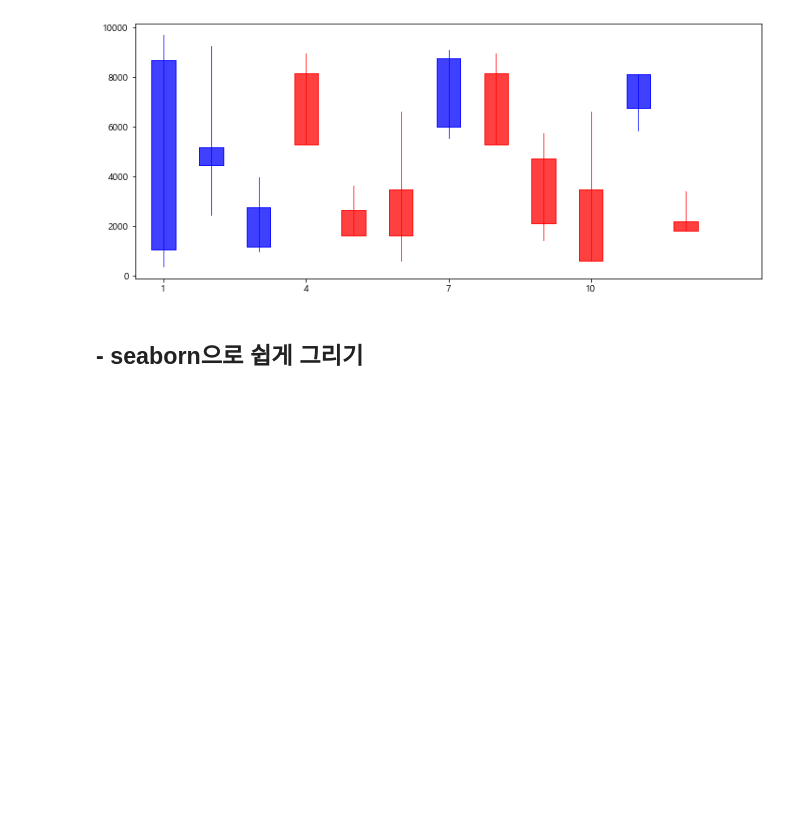
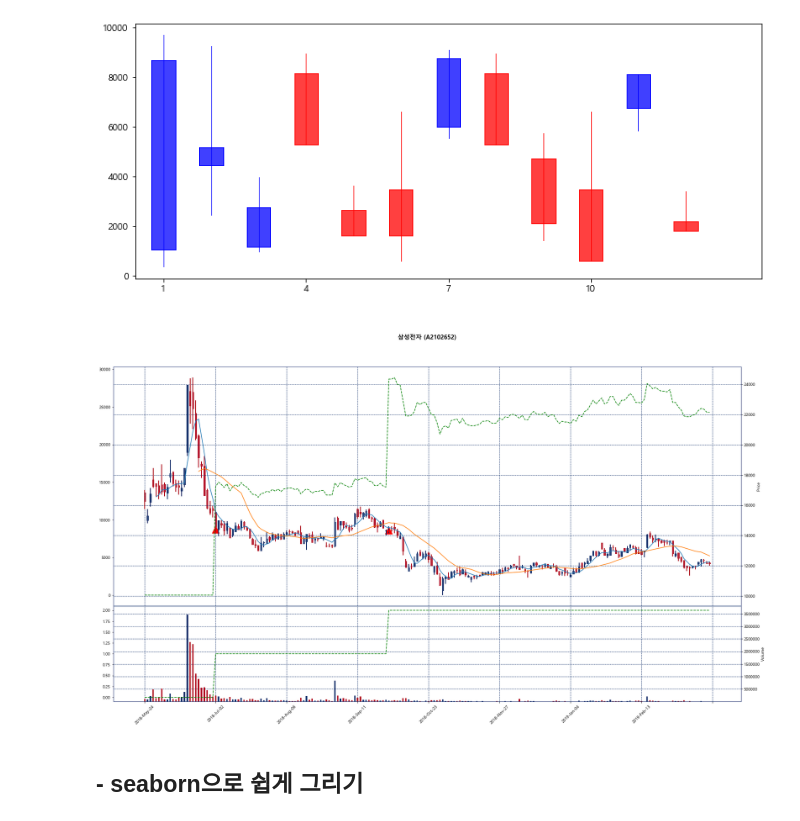
Before and after one commit to kinonia/python-note, a Jupyter notebook: 21.visualization-demo.ipynb, the cells around one changed output. Saved outputs shown, nothing was run; the diff lists cells and outputs as text; code cells hidden in the pictures; blank space fills up the shorter version.

Commit message:
범례, mplfinance
다중축 사용시 범례 표시
mplfinance 최신 기능 추가

```diff
--- a/21.visualization-demo.ipynb
+++ b/21.visualization-demo.ipynb
@@ -301,6 +302,21 @@ ax.set_xticklabels(range(1, 12, 3))
 # %% [output]
 [Text(0, 0, '1'), Text(0, 0, '4'), Text(0, 0, '7'), Text(0, 0, '10')]
 [figure]
+# %%
+import mplfinance as mpf
+
+df = pd.read_excel('stock.xlsx', sheet_name='보유종목', index_col='일자').head(200)
+
+apds = []
+apds.append(mpf.make_addplot(df['매수']*df['종가'], scatter=True, color='r', markersize=300, marker='^'))
+apds.append(mpf.make_addplot(df['주식수']*df['종가'], color='g', linestyle='--'))
+apds.append(mpf.make_addplot(df['주식수'], panel='lower', color='g', linestyle='--'))
+
+mpf.plot(df, type='candle', style='starsandstripes', figscale=2, figratio=(15,8),
+         mav=(5, 20), volume=True, title='\n\n{0} ({1})'.format('삼성전자', 'A2102652'),
+         columns=('시가', '고가', '저가', '종가', '거래량'), addplot=apds)
+# %% [output]
+[figure, added]
 # %% [markdown]
 ## - seaborn으로 쉽게 그리기
 # %%
```
Also changed, not shown: parts of 2 cells of this notebook, 1 other file.
